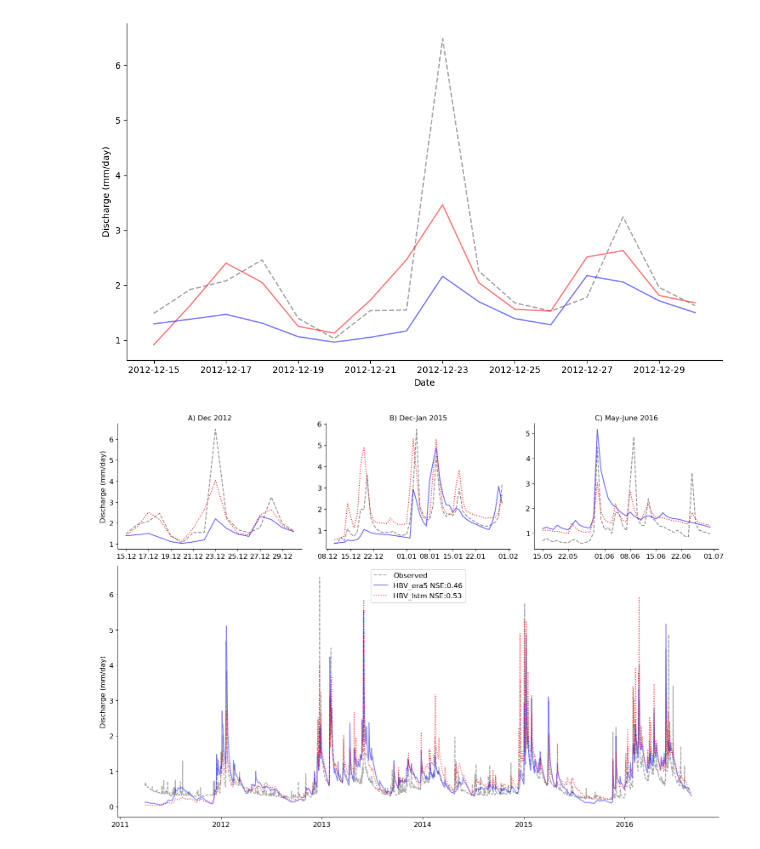
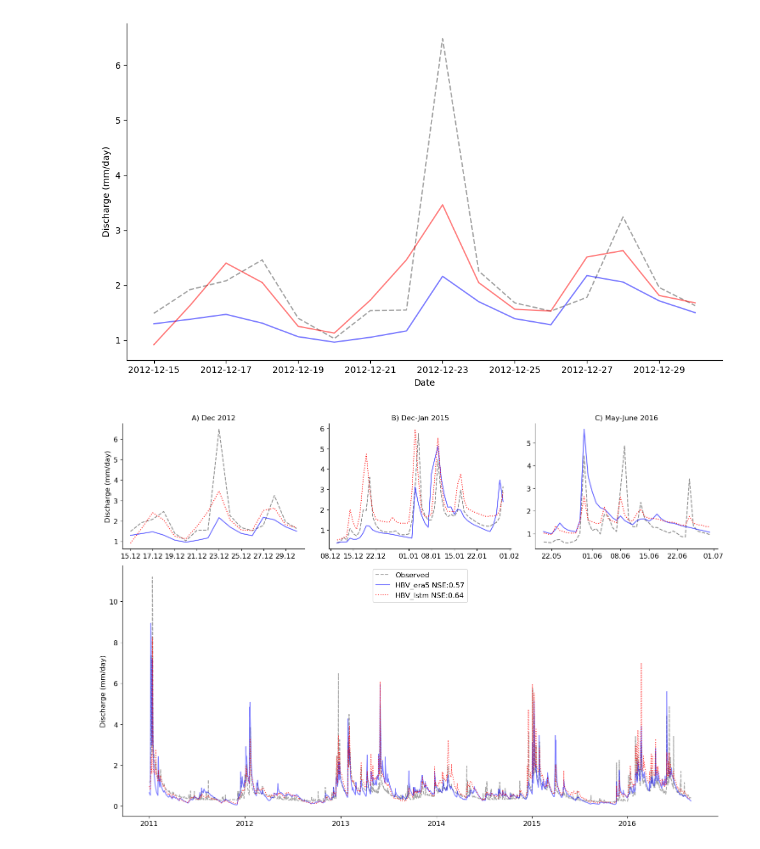
Before and after one commit to Ash-Manoj/Hy2DL_Caravan, a Jupyter notebook: Hy2DL/results/conceptual_models_CARAVAN/analysis_plots.ipynb, the cells around one changed output. Saved outputs shown, nothing was run; the diff lists cells and outputs as text; code cells hidden in the pictures.

```diff
--- a/Hy2DL/results/conceptual_models_CARAVAN/analysis_plots.ipynb
+++ b/Hy2DL/results/conceptual_models_CARAVAN/analysis_plots.ipynb
@@ -379,7 +379,7 @@ plt.subplots_adjust(hspace=0.4, wspace=0.4)
 
 # Top row: Three horizontal subplots
 # First Event
-start_date = '2016-05-15'
+start_date = '2016-05-20'
 end_date = '2016-06-30'
 hbv_era5_filtered = hbv_era5[(hbv_era5['date'] >= start_date) & (hbv_era5['date'] <= end_date)]
 hbv_lstm_filtered = hbv_lstm[(hbv_lstm['date'] >= start_date) & (hbv_lstm['date'] <= end_date)]
@@ -426,35 +426,35 @@ ax3.plot(hbv_era5_filtered['date'], hbv_era5_filtered['q_obs'], label='Observed'
 ax3.plot(hbv_era5_filtered['date'], hbv_era5_filtered['q_sim'], label='HBV_era5', color='blue', alpha=0.6)
 ax3.plot(hbv_lstm_filtered['date'], hbv_lstm_filtered['q_sim'], label='HBV_lstm', color='red', alpha=0.9, linestyle='dotted')
 ax3.set_title('A) Dec 2012',fontsize=12)
 ax3.set_ylabel('Discharge (mm/day)',fontsize=12)
 ax3.tick_params(axis='both', labelsize=12)
 # Format the x-axis for ax1
 ax3.xaxis.set_major_formatter(mdates.DateFormatter('%d.%m'))
 #ax3.set_ylabel('Discharge (mm/day)')
 # Remove top and right spines for ax3
 ax3.spines['top'].set_visible(False)
 ax3.spines['right'].set_visible(False)
 
 # Bottom row: One larger subplot that spans the width of the bottom row
 ax_bottom = fig.add_subplot(gs[1, :])  # This will span all three columns
-start_date = '2011-04-01'
+start_date = '2011-01-01'
 end_date = '2016-08-30'
 hbv_era5_filtered = hbv_era5[(hbv_era5['date'] >= start_date) & (hbv_era5['date'] <= end_date)]
 hbv_lstm_filtered = hbv_lstm[(hbv_lstm['date'] >= start_date) & (hbv_lstm['date'] <= end_date)]
 ax_bottom.plot(hbv_era5_filtered['date'], hbv_era5_filtered['q_obs'], label='Observed', color='grey', linestyle='dashed', alpha=0.7)
-ax_bottom.plot(hbv_era5_filtered['date'], hbv_era5_filtered['q_sim'], label='HBV_era5 NSE:0.46', color='blue', alpha=0.5)
-ax_bottom.plot(hbv_lstm_filtered['date'], hbv_lstm_filtered['q_sim'], label='HBV_lstm NSE:0.53', color='red', alpha=0.7, linestyle='dotted')
+ax_bottom.plot(hbv_era5_filtered['date'], hbv_era5_filtered['q_sim'], label='HBV_era5 NSE:0.57', color='blue', alpha=0.5)
+ax_bottom.plot(hbv_lstm_filtered['date'], hbv_lstm_filtered['q_sim'], label='HBV_lstm NSE:0.64', color='red', alpha=0.7, linestyle='dotted')
 ax_bottom.legend(loc='upper center',fontsize=12)
 #ax_bottom.set_title('Catchment: Elsenz Schwarzbach')
 ax_bottom.set_ylabel('Discharge (mm/day)',fontsize=12)
 ax_bottom.tick_params(axis='both', labelsize=12)
 # Remove top and right spines for ax_bottom
 ax_bottom.spines['top'].set_visible(False)
 ax_bottom.spines['right'].set_visible(False)
 
 # Show the plot
 plt.tight_layout()
-#plt.savefig('Figure4.jpeg',dpi=1200)
+plt.savefig('Figure4.jpeg',dpi=1200)
 plt.show()
 # %% [output]
-[figure, old version]
+[figure, new version]
```
Also changed, not shown: 1 other file.
